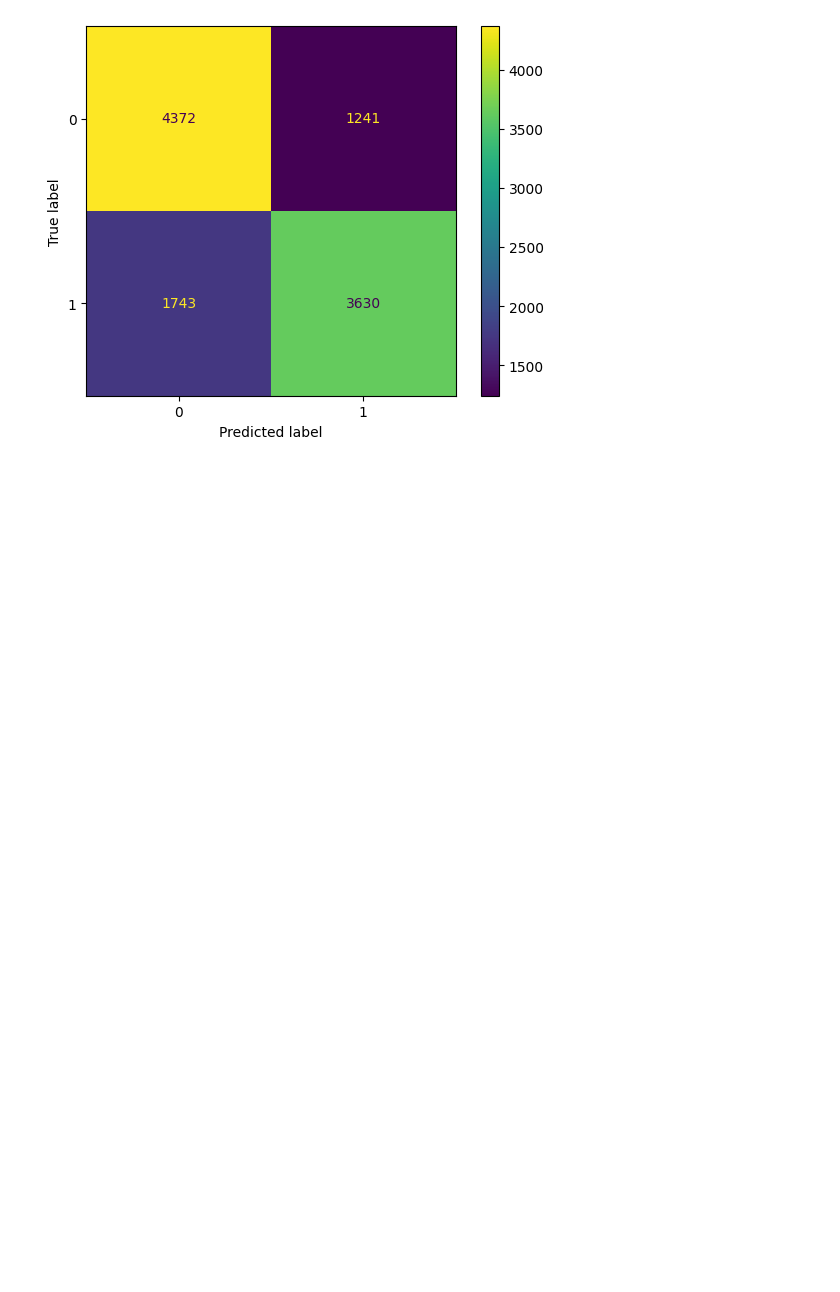
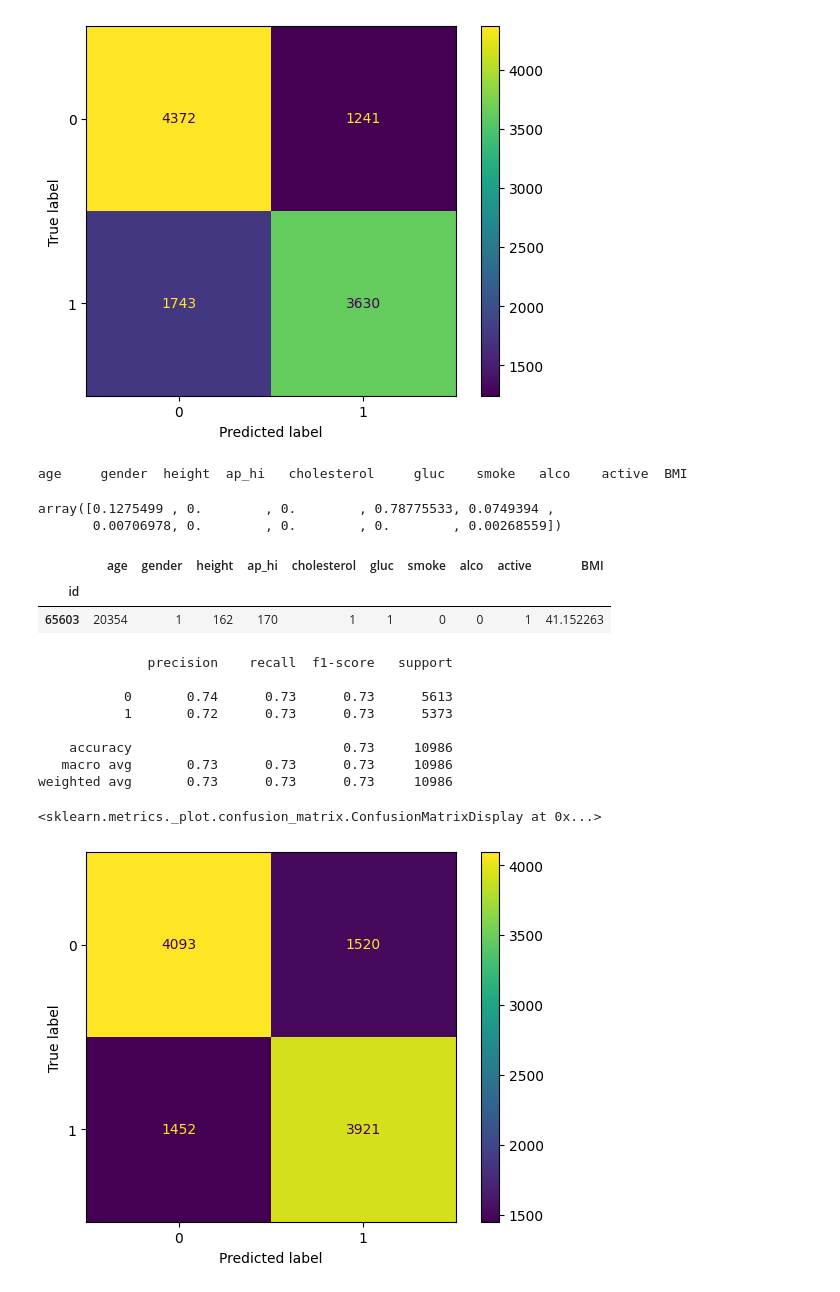
Before and after one commit to danlundh67/AI-recomend_predict, a Jupyter notebook: heart.ipynb, the cells around one changed output. Drawn from its saved outputs; the diff is of its cells as text; code cells hidden in the pictures; blank space fills up the shorter version.

Commit message:
Added desc tree

```diff
--- a/heart.ipynb
+++ b/heart.ipynb
@@ -529,3 +529,39 @@ ConfusionMatrixDisplay(cm).plot()
 weighted avg       0.73      0.73      0.73     10986
 <sklearn.metrics._plot.confusion_matrix.ConfusionMatrixDisplay at 0x...>
 [figure]
+# %%
+from sklearn.tree import DecisionTreeClassifier
+from sklearn.model_selection import train_test_split
+
+model_tree_reg = DecisionTreeClassifier(max_depth=4)
+model_tree_reg.fit(X_train, y_train)
+print('age	gender	height	ap_hi	cholesterol	gluc	smoke	alco	active	BMI')
+model_tree_reg.feature_importances_
+# %% [output]
+age     gender  height  ap_hi   cholesterol     gluc    smoke   alco    active  BMI
+array([0.1275499 , 0.        , 0.        , 0.78775533, 0.0749394 ,
+       0.00706978, 0.        , 0.        , 0.        , 0.00268559])
+# %%
+X_train.head(1)
+# %% [output]
+|  | age | gender | height | ap_hi | cholesterol | gluc | smoke | alco | active | BMI |
+| id |  |  |  |  |  |  |  |  |  |  |
+| 65603 | 20354 | 1 | 162 | 170 | 1 | 1 | 0 | 0 | 1 | 41.152263 |
+# %%
+
+y_pred = model_tree_reg.predict(X_val)
+
+print(classification_report(y_val, y_pred))
+cm = confusion_matrix(y_val, y_pred)
+ConfusionMatrixDisplay(cm).plot()
+# %% [output]
+              precision    recall  f1-score   support
+
+           0       0.74      0.73      0.73      5613
+           1       0.72      0.73      0.73      5373
+
+    accuracy                           0.73     10986
+   macro avg       0.73      0.73      0.73     10986
+weighted avg       0.73      0.73      0.73     10986
+<sklearn.metrics._plot.confusion_matrix.ConfusionMatrixDisplay at 0x...>
+[figure, added]
```
